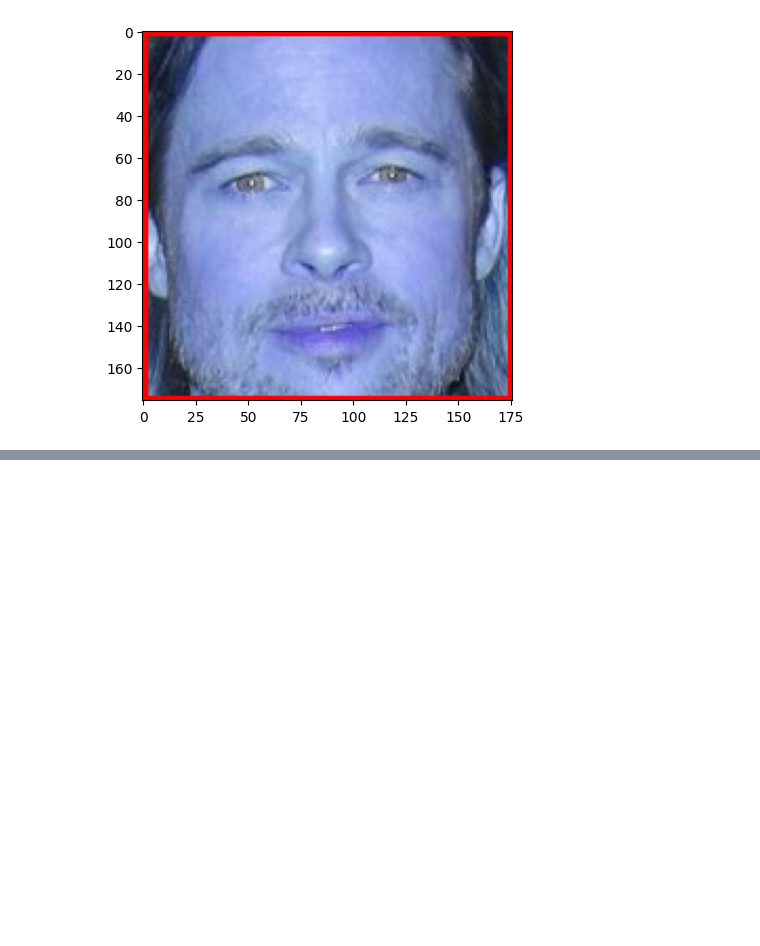
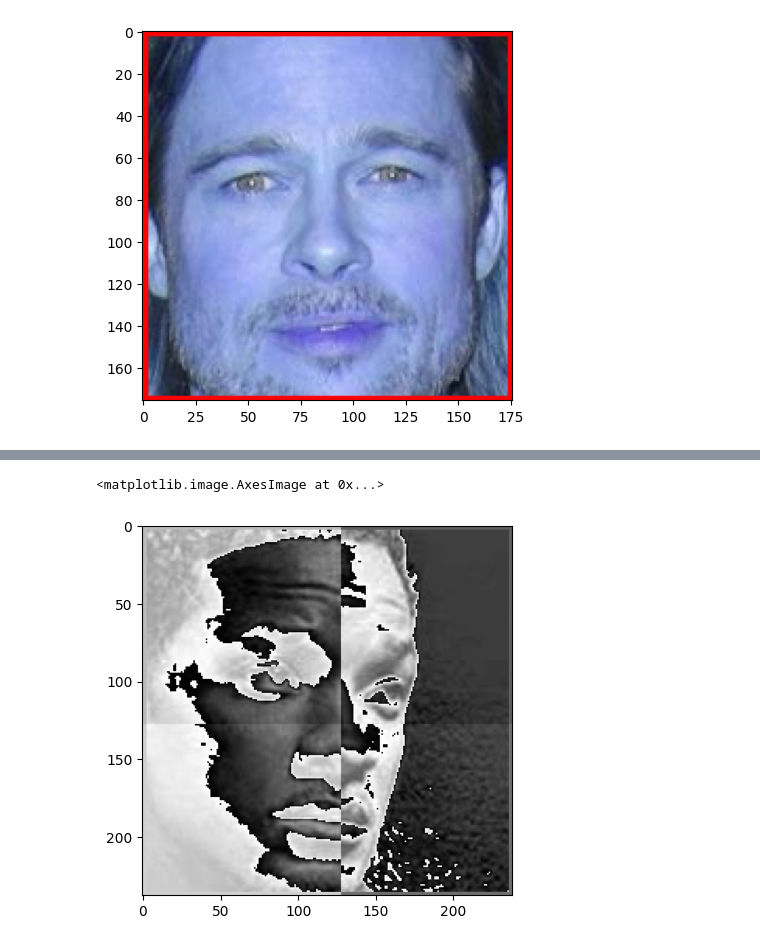
Before and after one commit to Vish178/Image-Classification, a Jupyter notebook: img_class.ipynb, the cells around one changed output, grey strips where cells are left out. Saved outputs shown, nothing was run; the diff lists cells and outputs as text; code cells hidden in the pictures; blank space fills up the shorter version.

```diff
--- a/img_class.ipynb
+++ b/img_class.ipynb
@@ -130,0 +129,17 @@ len(celeb_directories)
+# %%
+import pywt
+
+def haar_transform(image, mode='haar', level=1):
+    img_array = cv2.cvtColor(image, cv2.COLOR_BGR2GRAY) # Convert to grayscale
+
+    img_array = np.float32(img_array) / 255.0 # Converting to float and Normalize the image
+
+    coeffs = pywt.wavedec2(img_array, mode, level) # Apply Haar Wavelet Transform
+    coeffs_H = list(coeffs)
+    coeffs_H[0] *= 0 # Set Approximation coefficients to zero
+
+    h_img = pywt.waverec2(coeffs_H, mode) # Reconstruct the image using modified coefficients
+    h_img = h_img * 255
+    h_img = np.uint8(h_img)
+
+    return h_img
@@ -130,0 +151,6 @@ len(celeb_directories)
+# %%
+img1 = haar_transform(cropped_face)
+plt.imshow(img1, cmap='gray')
+# %% [output]
+<matplotlib.image.AxesImage at 0x...>
+[figure, added]
```
Also changed, not shown: parts of 16 cells of this notebook, 1 other file.
